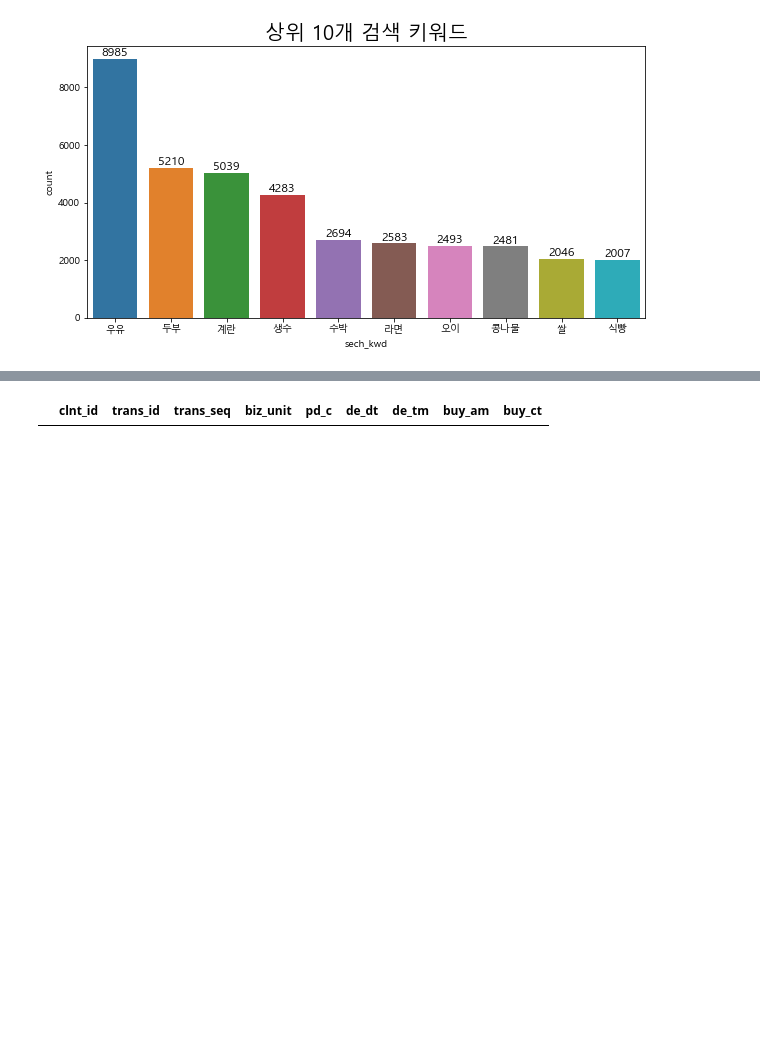
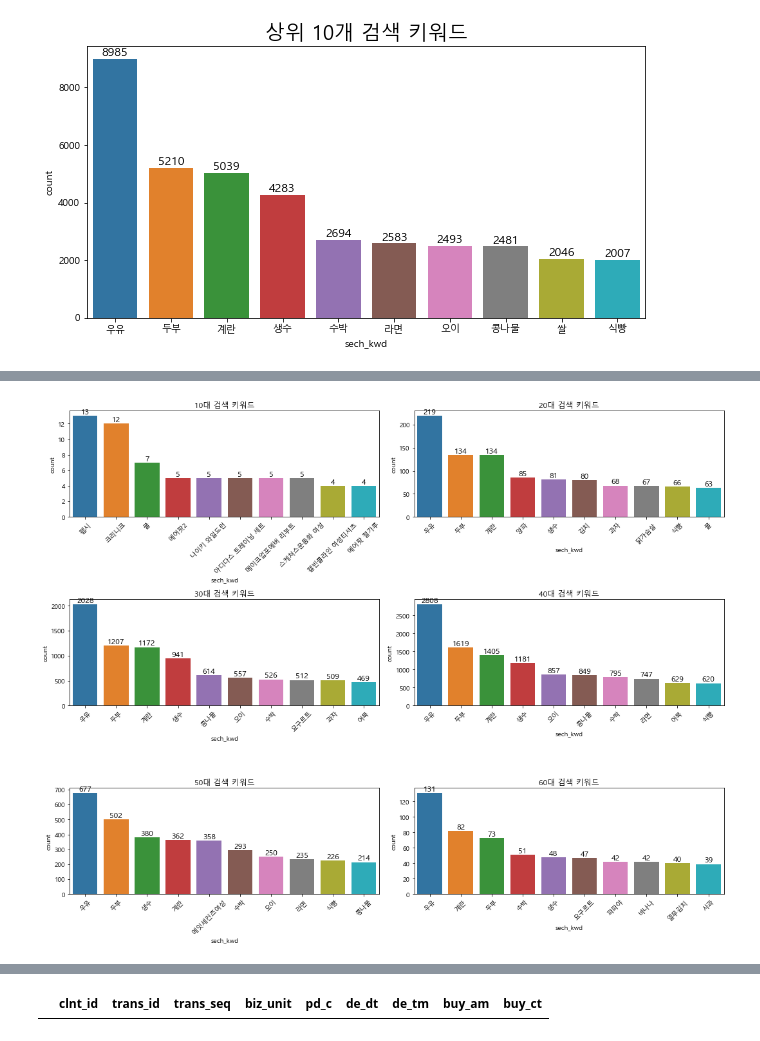
Before and after one commit to Gyeol0/Personalized-Content-Recommendation, a Jupyter notebook: L.Point.ipynb, the cells around one changed output, grey strips where cells are left out. Drawn from its saved outputs; the diff is of its cells as text; code cells hidden in the pictures; blank space fills up the shorter version.

```diff
--- a/L.Point.ipynb
+++ b/L.Point.ipynb
@@ -415,0 +408,2 @@ plt.show()
+# %%
+online_demo = online_data[['clnt_id','sess_id','action_type','sech_kwd']].merge(demo_data, on = 'clnt_id')
@@ -415,0 +412,28 @@ plt.show()
+# %%
+fig,axes=plt.subplots(nrows=3,ncols=2)
+fig.set_size_inches(15,12)
+age = ['10', '20', '30', '40', '50', '60']
+for i in range(6):
+    if i%2==0:
+        t=0
+    else:
+        t=1
+    df = online_demo[(online_demo['clnt_age'] == age[i])]
+    df = df['sech_kwd'].value_counts().reset_index()
+    df.columns = ['sech_kwd', 'count']
+    sns.barplot(data = df.iloc[:10,:], x= 'sech_kwd', y = 'count',ax = axes[i//2][t])
+    y = list(df.iloc[:10,:]['count'])
+    for j, v in enumerate([k for k in range(10)]):
+        axes[i//2][t].text(v, y[j], y[j],
+                 fontsize = 12,
+                 color='black',
+                 horizontalalignment='center',
+                 verticalalignment='bottom'
+                )
+
+    axes[i//2][t].set_title('{}대 검색 키워드'.format(age[i],size=30))
+    axes[i//2][t].tick_params(axis='x', rotation=45)
+plt.tight_layout()
+plt.show()
+# %% [output]
+[figure, added]
```
Also changed, not shown: parts of 22 cells of this notebook.
